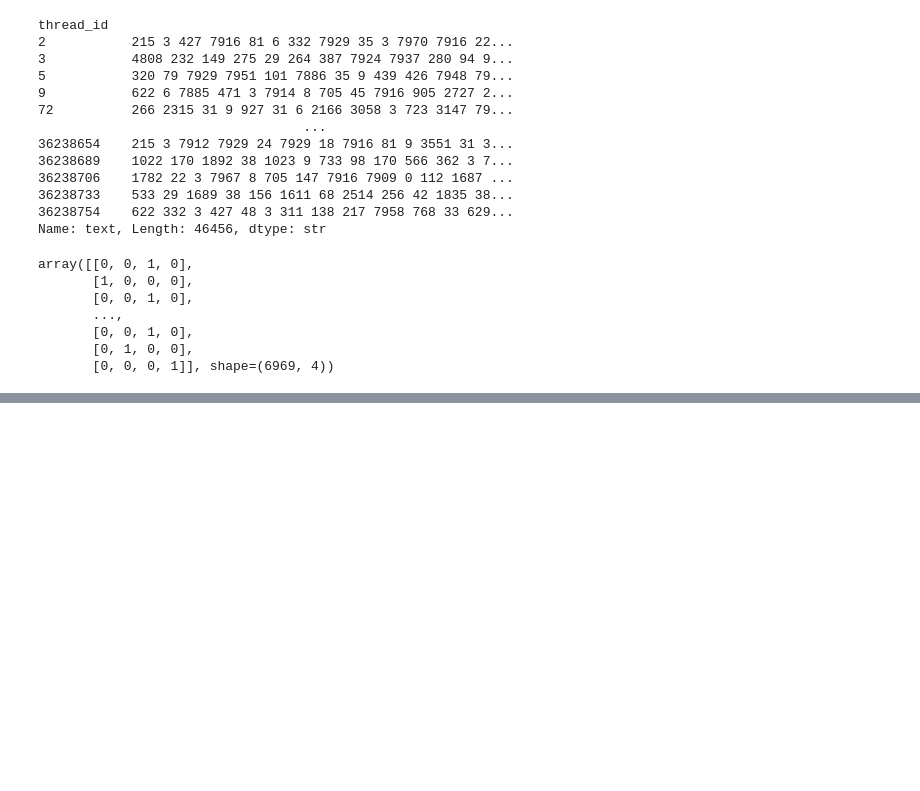
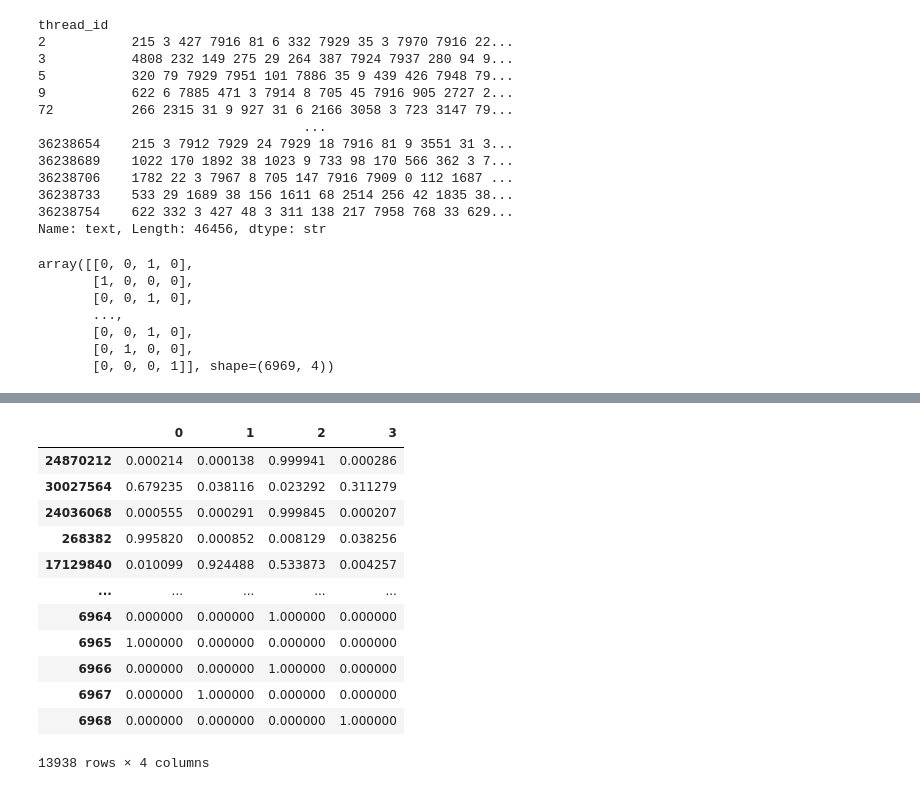
Before and after one commit to hoang2008an/MathClassification, a Jupyter notebook: notebook/xgboost.ipynb, the cells around one changed output, grey strips where cells are left out. Drawn from its saved outputs; the diff is of its cells as text; code cells hidden in the pictures; blank space fills up the shorter version.

```diff
--- a/notebook/xgboost.ipynb
+++ b/notebook/xgboost.ipynb
@@ -608,0 +695,16 @@ X_val, X_test, Y_val, Y_test = train_test_split(
+# %%
+df_test
+# %% [output]
+|  | 0 | 1 | 2 | 3 |
+| 24870212 | 0.000214 | 0.000138 | 0.999941 | 0.000286 |
+| 30027564 | 0.679235 | 0.038116 | 0.023292 | 0.311279 |
+| 24036068 | 0.000555 | 0.000291 | 0.999845 | 0.000207 |
+| 268382 | 0.995820 | 0.000852 | 0.008129 | 0.038256 |
+| 17129840 | 0.010099 | 0.924488 | 0.533873 | 0.004257 |
+| ... | ... | ... | ... | ... |
+| 6964 | 0.000000 | 0.000000 | 1.000000 | 0.000000 |
+| 6965 | 1.000000 | 0.000000 | 0.000000 | 0.000000 |
+| 6966 | 0.000000 | 0.000000 | 1.000000 | 0.000000 |
+| 6967 | 0.000000 | 1.000000 | 0.000000 | 0.000000 |
+| 6968 | 0.000000 | 0.000000 | 0.000000 | 1.000000 |
+13938 rows × 4 columns
```
Also changed, not shown: parts of 15 cells of this notebook, 8 other files.
